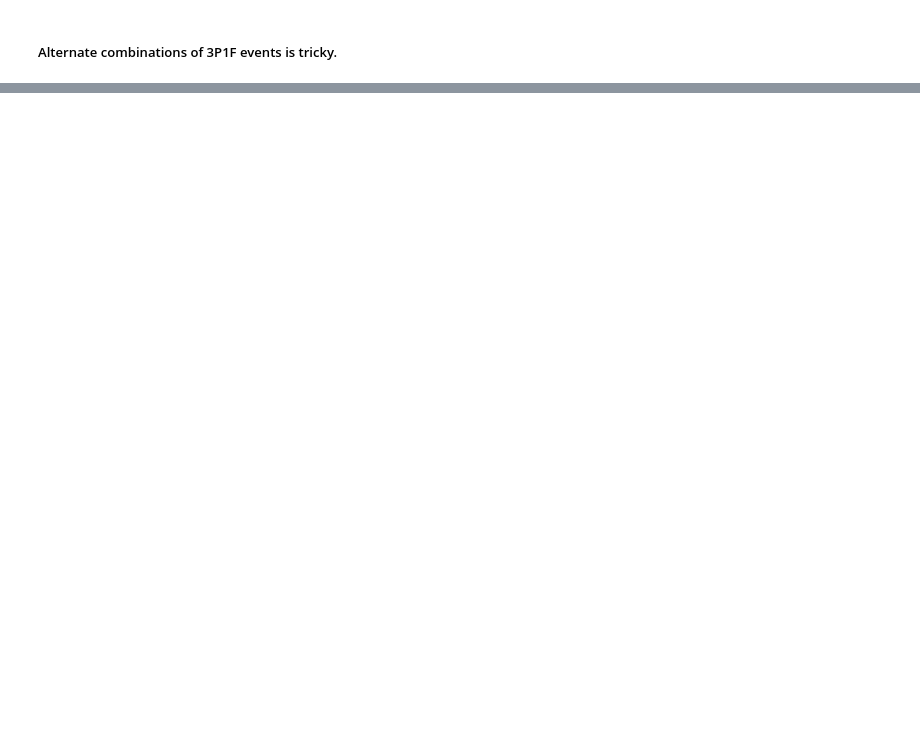
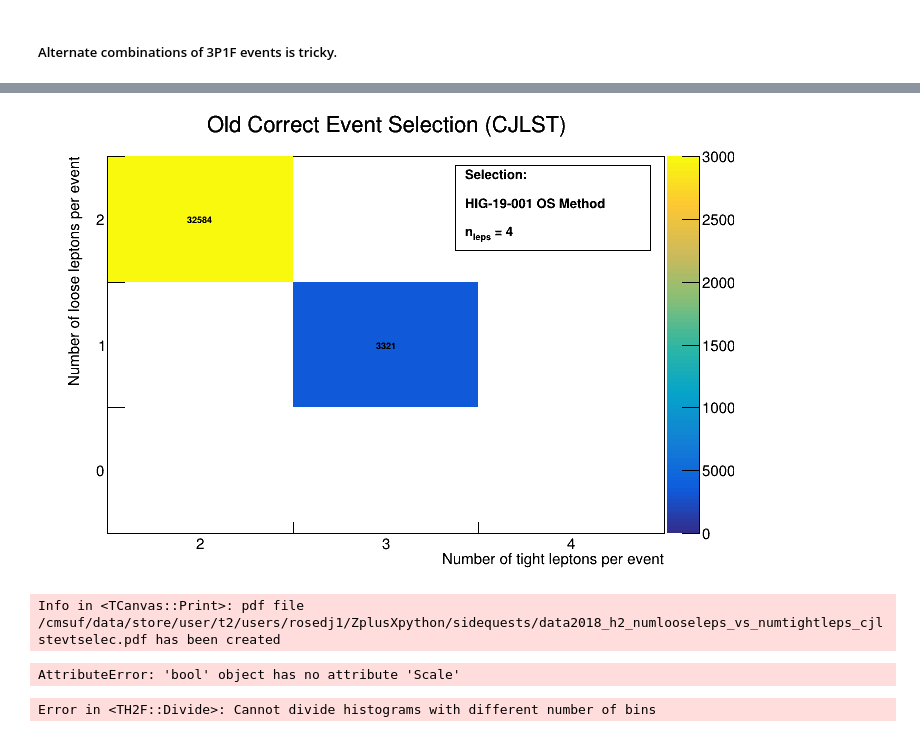
Before and after one commit to rosedj1/ZplusXpython, a Jupyter notebook: sidequests/scripts/jake_vs_elisa_event_comparison.ipynb, the cells around one changed output, grey strips where cells are left out. Cells and saved outputs as stored; diff of their text form; code cells hidden in the pictures; blank space fills up the shorter version.

```diff
--- a/sidequests/scripts/jake_vs_elisa_event_comparison.ipynb
+++ b/sidequests/scripts/jake_vs_elisa_event_comparison.ipynb
@@ -2051,0 +2141,16 @@ print_evt_info_cjlst(t, 32366)
+# %%
+canv, pave = draw_th2(h2_nlooseleps_vs_ntightleps, as_percent=False, z_max=30000, selec="cjlst")
+# %% [output]
+[figure, added]
+# %%
+canv.Print("/cmsuf/data/store/user/t2/users/rosedj1/ZplusXpython/sidequests/data2018_h2_numlooseleps_vs_numtightleps_cjlstevtselec.pdf")
+# %% [output]
+Info in <TCanvas::Print>: pdf file /cmsuf/data/store/user/t2/users/rosedj1/ZplusXpython/sidequests/data2018_h2_numlooseleps_vs_numtightleps_cjlstevtselec.pdf has been created
+# %%
+# Scale by the number of events in Really Relaxed Event Selection.
+h2_nlooseleps_vs_ntightleps_cjlst_evtsel = h2_nlooseleps_vs_ntightleps.Clone()
+h2_nlooseleps_vs_ntightleps_cjlst_evtsel_normtorelaxed = h2_nlooseleps_vs_ntightleps_cjlst_evtsel.Divide(h2_nlooseleps_vs_ntightleps_reallyrelaxed)
+h2_nlooseleps_vs_ntightleps_cjlst_evtsel_normtorelaxed.Scale(100.0)
+# %% [output]
+AttributeError: 'bool' object has no attribute 'Scale'
+Error in <TH2F::Divide>: Cannot divide histograms with different number of bins
```
Also changed, not shown: parts of 61 cells of this notebook.
